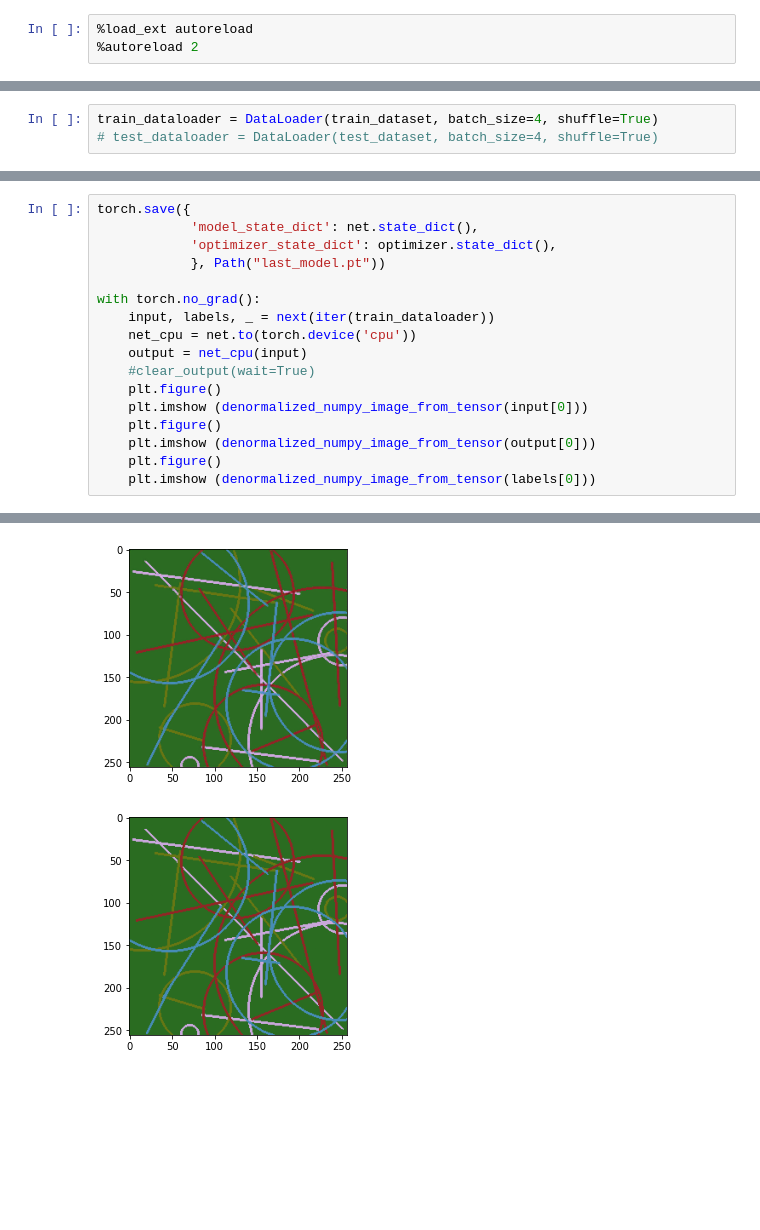
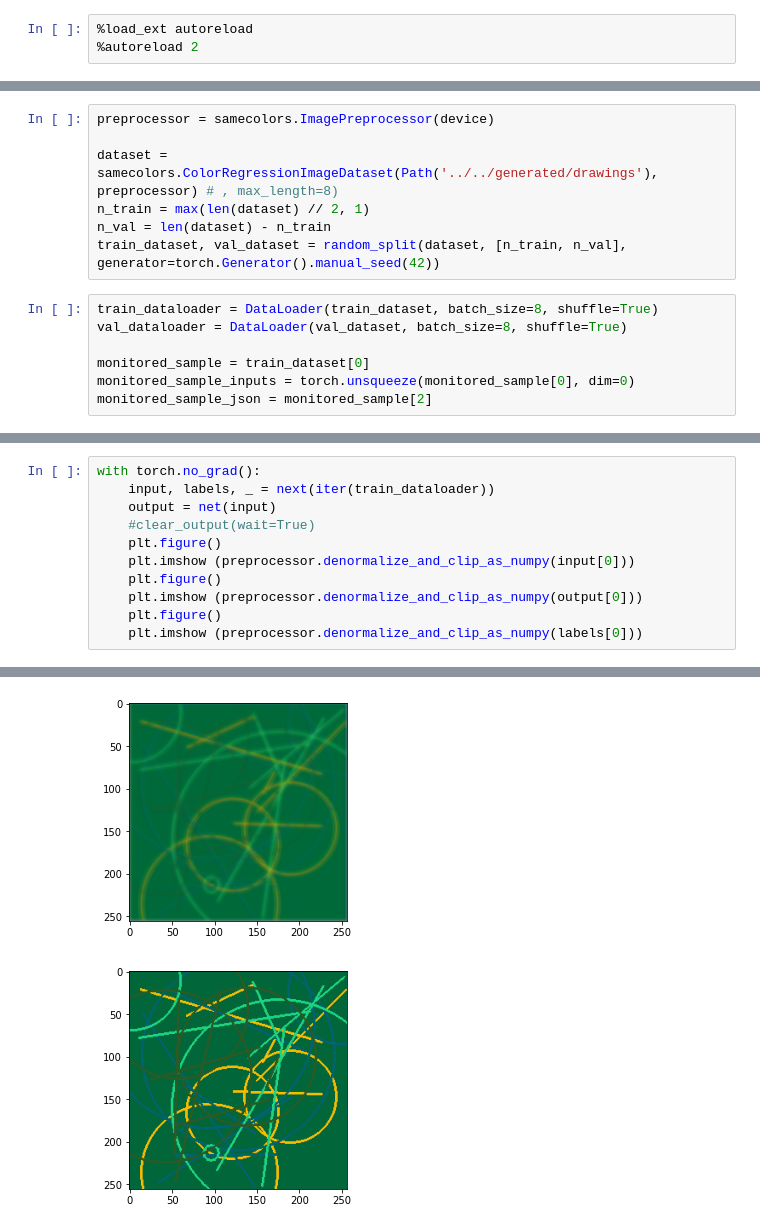
Before and after one commit to DaltonLens/DaltonLens-Research, a Jupyter notebook: charts/pytorch/train_color_regression.ipynb, the cells around one changed output, grey strips where cells are left out. Drawn from its saved outputs; the diff is of its cells as text; blank space fills up the shorter version.

```diff
--- a/charts/pytorch/train_color_regression.ipynb
+++ b/charts/pytorch/train_color_regression.ipynb
@@ -87,3 +44,14 @@ train_dataset, test_dataset = random_split(dataset, [n_train, n_test], generator
+# %%
+preprocessor = samecolors.ImagePreprocessor(device)
+
+dataset = samecolors.ColorRegressionImageDataset(Path('../../generated/drawings'), preprocessor) # , max_length=8)
+n_train = max(len(dataset) // 2, 1)
+n_val = len(dataset) - n_train
+train_dataset, val_dataset = random_split(dataset, [n_train, n_val], generator=torch.Generator().manual_seed(42))
 # %%
-train_dataloader = DataLoader(train_dataset, batch_size=4, shuffle=True)
-# test_dataloader = DataLoader(test_dataset, batch_size=4, shuffle=True)
+train_dataloader = DataLoader(train_dataset, batch_size=8, shuffle=True)
+val_dataloader = DataLoader(val_dataset, batch_size=8, shuffle=True)
+
+monitored_sample = train_dataset[0]
+monitored_sample_inputs = torch.unsqueeze(monitored_sample[0], dim=0)
+monitored_sample_json = monitored_sample[2]
@@ -245,18 +121,12 @@ KeyboardInterrupt:
 # %%
-torch.save({
-            'model_state_dict': net.state_dict(),
-            'optimizer_state_dict': optimizer.state_dict(),
-            }, Path("last_model.pt"))
-
 with torch.no_grad():
     input, labels, _ = next(iter(train_dataloader))
-    net_cpu = net.to(torch.device('cpu'))
-    output = net_cpu(input)
+    output = net(input)
     #clear_output(wait=True)
     plt.figure()
-    plt.imshow (denormalized_numpy_image_from_tensor(input[0]))
+    plt.imshow (preprocessor.denormalize_and_clip_as_numpy(input[0]))
     plt.figure()
-    plt.imshow (denormalized_numpy_image_from_tensor(output[0]))
+    plt.imshow (preprocessor.denormalize_and_clip_as_numpy(output[0]))
     plt.figure()
-    plt.imshow (denormalized_numpy_image_from_tensor(labels[0]))
+    plt.imshow (preprocessor.denormalize_and_clip_as_numpy(labels[0]))
 # %% [output]
@@ -264,2 +134,2 @@ with torch.no_grad():
-[figure, old version]
+[figure, new version]
-[figure, old version]
+[figure, new version]
```
Also changed, not shown: parts of 10 cells of this notebook, 2 other files.
